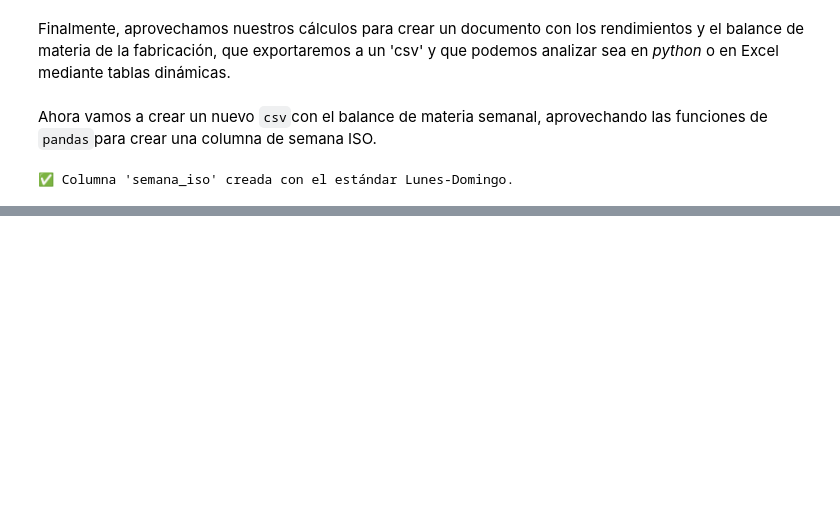
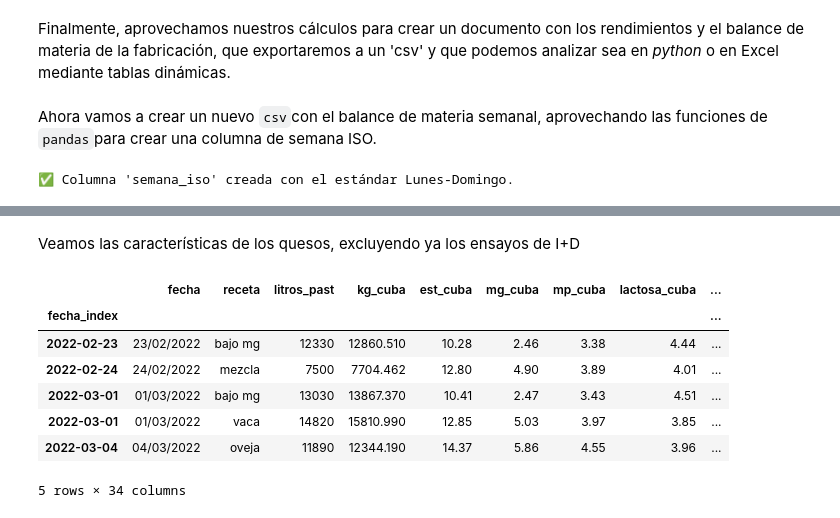
Before and after one commit to juanriera/master-queseria, a Jupyter notebook: 090-pract02-rendimientos.ipynb, the cells around one changed output, grey strips where cells are left out. Drawn from its saved outputs; the diff is of its cells as text; code cells hidden in the pictures; blank space fills up the shorter version.

```diff
--- a/090-pract02-rendimientos.ipynb
+++ b/090-pract02-rendimientos.ipynb
@@ -566,0 +568,13 @@ plt.show()
+# %% [markdown]
+Veamos las características de los quesos, excluyendo ya los ensayos de I+D
+# %%
+df.head()
+# %% [output]
+|  | fecha | receta | litros_past | kg_cuba | est_cuba | mg_cuba | mp_cuba | lactosa_cuba | ... |
+| fecha_index |  |  |  |  |  |  |  |  | ... |
+| 2022-02-23 | 23/02/2022 | bajo mg | 12330 | 12860.510 | 10.28 | 2.46 | 3.38 | 4.44 | ... |
+| 2022-02-24 | 24/02/2022 | mezcla | 7500 | 7704.462 | 12.80 | 4.90 | 3.89 | 4.01 | ... |
+| 2022-03-01 | 01/03/2022 | bajo mg | 13030 | 13867.370 | 10.41 | 2.47 | 3.43 | 4.51 | ... |
+| 2022-03-01 | 01/03/2022 | vaca | 14820 | 15810.990 | 12.85 | 5.03 | 3.97 | 3.85 | ... |
+| 2022-03-04 | 04/03/2022 | oveja | 11890 | 12344.190 | 14.37 | 5.86 | 4.55 | 3.96 | ... |
+5 rows × 34 columns
```
Also changed, not shown: parts of 25 cells of this notebook, 25 other files.
